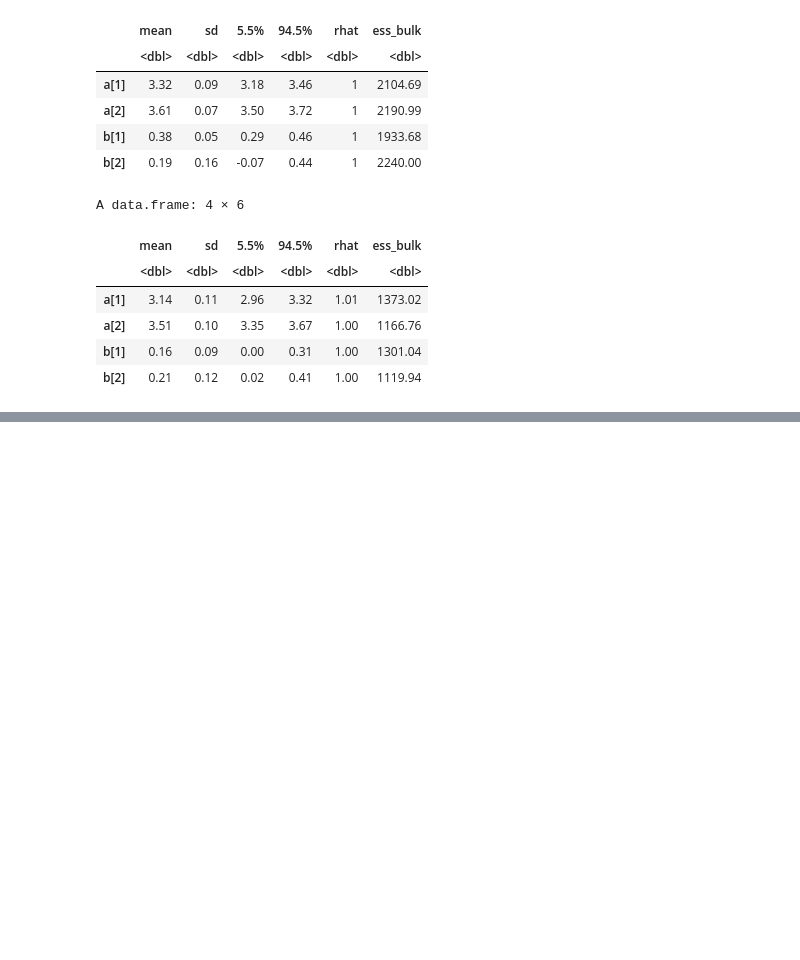
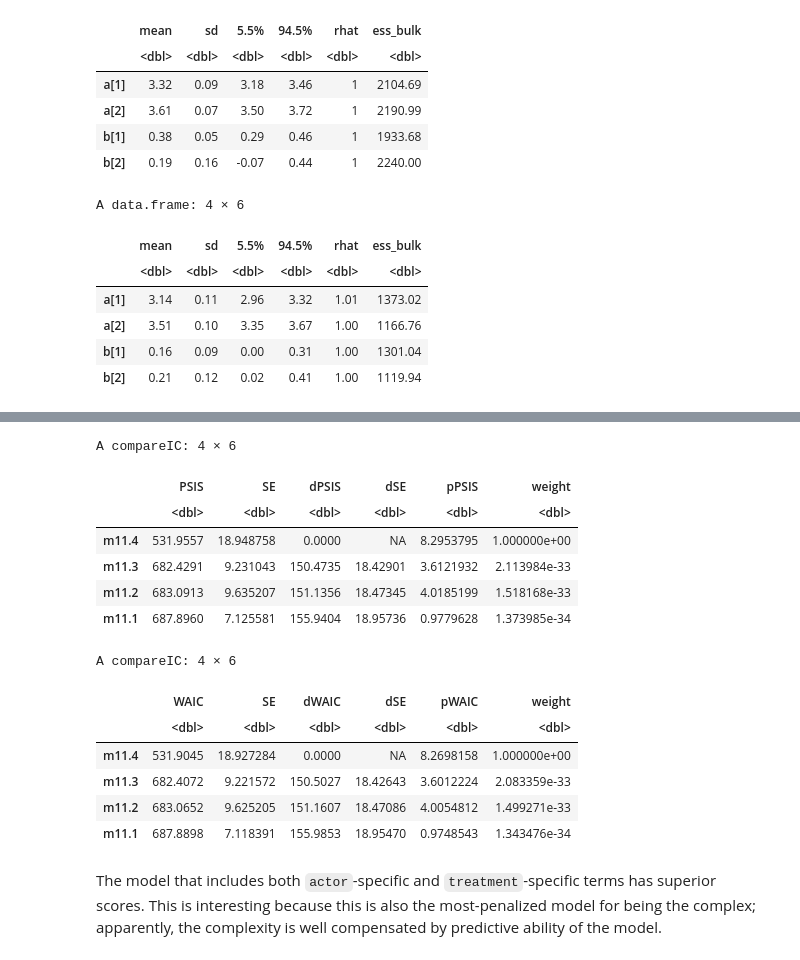
Before and after one commit to nicklausmillican/StatisticalRethinkingIISolutions, a Jupyter notebook: StatisticalRethinkingSolutions2_Ch11.ipynb, the cells around one changed output, grey strips where cells are left out. Saved outputs shown, nothing was run; the diff lists cells and outputs as text; code cells hidden in the pictures; blank space fills up the shorter version.

```diff
--- a/StatisticalRethinkingSolutions2_Ch11.ipynb
+++ b/StatisticalRethinkingSolutions2_Ch11.ipynb
@@ -698,0 +779,20 @@ A data.frame: 4 × 6
+# %%
+compare(m11.1, m11.2, m11.3, m11.4, func=PSIS)
+compare(m11.1, m11.2, m11.3, m11.4, func=WAIC)
+# %% [output]
+A compareIC: 4 × 6
+|  | PSIS | SE | dPSIS | dSE | pPSIS | weight |
+|  | <dbl> | <dbl> | <dbl> | <dbl> | <dbl> | <dbl> |
+| m11.4 | 531.9557 | 18.948758 | 0.0000 | NA | 8.2953795 | 1.000000e+00 |
+| m11.3 | 682.4291 | 9.231043 | 150.4735 | 18.42901 | 3.6121932 | 2.113984e-33 |
+| m11.2 | 683.0913 | 9.635207 | 151.1356 | 18.47345 | 4.0185199 | 1.518168e-33 |
+| m11.1 | 687.8960 | 7.125581 | 155.9404 | 18.95736 | 0.9779628 | 1.373985e-34 |
+A compareIC: 4 × 6
+|  | WAIC | SE | dWAIC | dSE | pWAIC | weight |
+|  | <dbl> | <dbl> | <dbl> | <dbl> | <dbl> | <dbl> |
+| m11.4 | 531.9045 | 18.927284 | 0.0000 | NA | 8.2698158 | 1.000000e+00 |
+| m11.3 | 682.4072 | 9.221572 | 150.5027 | 18.42643 | 3.6012224 | 2.083359e-33 |
+| m11.2 | 683.0652 | 9.625205 | 151.1607 | 18.47086 | 4.0054812 | 1.499271e-33 |
+| m11.1 | 687.8898 | 7.118391 | 155.9853 | 18.95470 | 0.9748543 | 1.343476e-34 |
+# %% [markdown]
+The model that includes both `actor`-specific and `treatment`-specific terms has superior scores.  This is interesting because this is also the most-penalized model for being the complex; apparently, the complexity is well compensated by predictive ability of the model.
```
Also changed, not shown: parts of 6 cells of this notebook.
